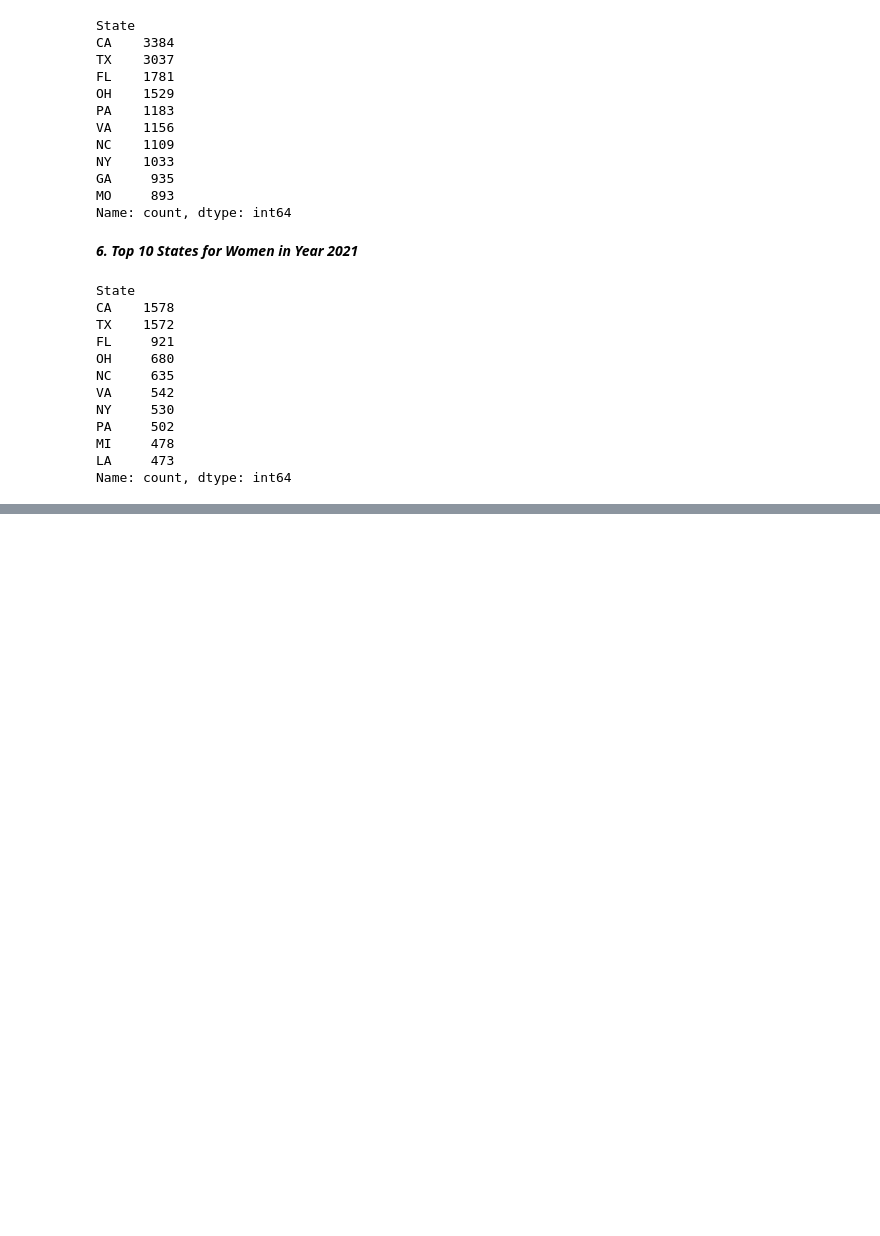
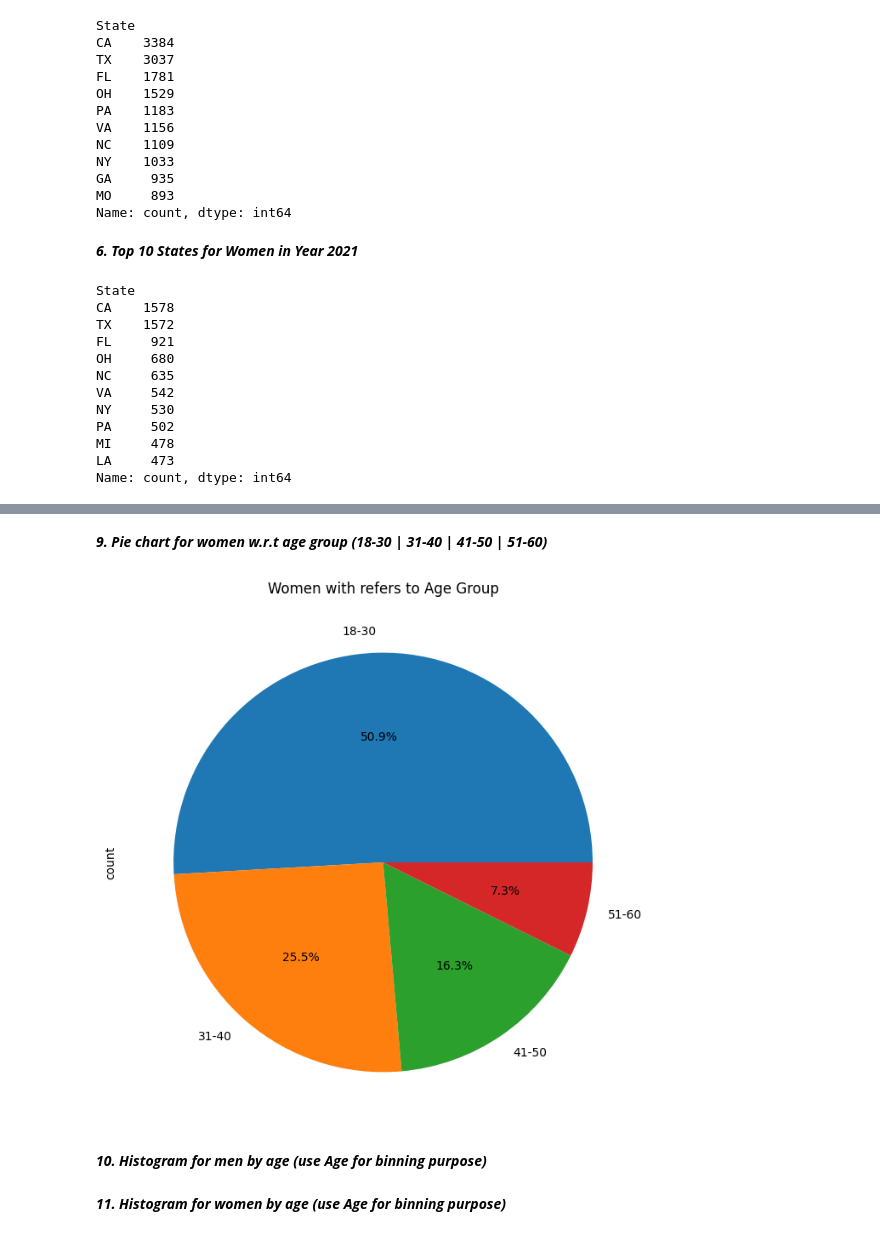
Before and after one commit to GNANASAMBANTHAN/GNANASAMBANTHAN, a Jupyter notebook: Mini_Project_1_Powerlifting.ipynb, the cells around one changed output, grey strips where cells are left out. Cells and saved outputs as stored; diff of their text form; code cells hidden in the pictures; blank space fills up the shorter version.

```diff
--- a/Mini_Project_1_Powerlifting.ipynb
+++ b/Mini_Project_1_Powerlifting.ipynb
@@ -221,0 +251,14 @@ Name: count, dtype: int64
+# %% [markdown]
+***9. Pie chart for women w.r.t age group (18-30 | 31-40 | 41-50 | 51-60)***
+# %%
+women_age_group = df[df['Sex'] == 'F']['AgeGroup'].value_counts()
+plt.figure(figsize=(16,8))
+plt.title('Women with refers to Age Group')
+plt.piechart = women_age_group.plot.pie(autopct='%1.1f%%')
+plt.show()
+# %% [output]
+[figure, added]
+# %% [markdown]
+***10. Histogram for men by age (use Age for binning purpose)***
+# %% [markdown]
+***11. Histogram for women by age (use Age for binning purpose)***
```
Also changed, not shown: parts of 4 cells of this notebook.
